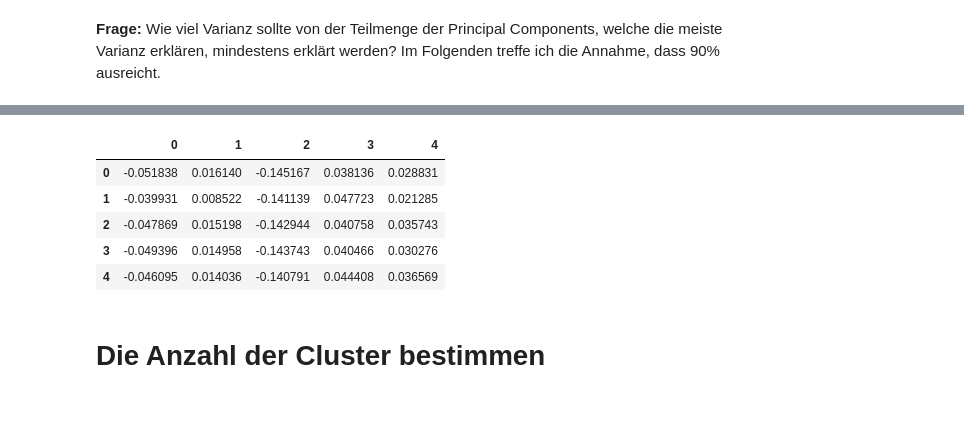
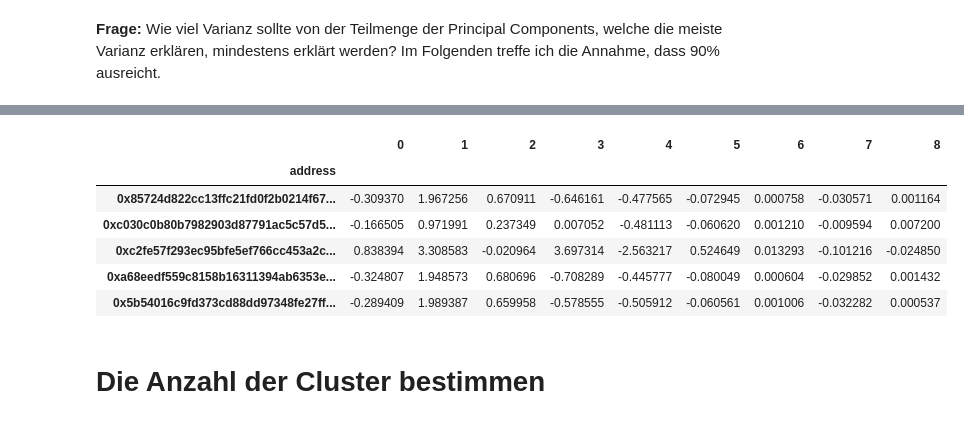
Before and after one commit to mgsgde/ethcluster, a Jupyter notebook: clusteranalysis.ipynb, the cells around one changed output, grey strips where cells are left out. Drawn from its saved outputs; the diff is of its cells as text; code cells hidden in the pictures.

```diff
--- a/clusteranalysis.ipynb
+++ b/clusteranalysis.ipynb
@@ -34,24 +67,5 @@ env: GOOGLE_APPLICATION_CREDENTIALS=./secrets/bigquery-service-account.json
 # %% [markdown]
 # Create feature table in bigquery
-# %%
-number_of_addresses = 10000
-
-# format: dd.mm.yyyy
-observation_period_start = "2020-01-01 00:00:00+00"
-observation_period_end = "2020-02-01 00:00:00+00"
-
-class ADDRESS_SELECTION(Enum):
-    RANDOM = 1 # selects random addresses, that have been active within the observation period.
-    RICHEST = 2 # selects the accounts that have the most ether # not yet implemented
-    HIGHEST_TURNOVER = 3 # selects the accounts that have the most ether received + sent
-
-address_selection = ADDRESS_SELECTION.HIGHEST_TURNOVER.value
-
-# max USD amount to spent for executing sql queries
-max_bigquery_costs_usd = 2
-
-# Delete existing tables
-reset = False
 # %%
 try:
     pm.execute_notebook(
@@ -99,7 +111,7 @@ if filename not in os.listdir("./data") or reset == True:
     print("Time to retrieve data from BigQuery: {} Minutes.".format(round(elapsed/60)))
 
     with open('{}/{}'.format(data_dir, filename), 'w') as json_file:
-        json.dump(feature_values.to_dict(), json_file, use_decimal=True, default=str)
+        json.dump(features.to_dict(), json_file, use_decimal=True, default=str)
 
 else:
 
@@ -114,7 +126,6 @@ else:
     elapsed = round(done - start);
 
     features = pd.DataFrame(file_content_json)
-    features = features.set_index("address")
 
     print("Time to retrieve data from local cache: {} Seconds.".format(elapsed))
 # %% [output]
@@ -150,7 +161,7 @@ features["stddev_sent_tx"] = features["stddev_sent_tx"].replace(to_replace=0.0,
 # Standardise feature values, so that all feature values have the same mean and stddev
 # %%
 scaler = StandardScaler(copy=True, with_mean=True, with_std=True);
-features_std = scaler.fit_transform(feature_values);
+features_std = scaler.fit_transform(features);
 features_std = pd.DataFrame(features_std, columns=features.columns, index=features.index);
 # %% [markdown]
 # Use Isolationforest to remove outliers
@@ -204,7 +211,7 @@ outliers_tmp.sort_values(by=["turnover"], ascending=False)
 # %%
 min_explained_variance = 0.9
 # %%
-pca = PCA().fit(feature_values_std)
+pca = PCA().fit(features_std)
 optimal_number_of_clusters = 0
 for i in np.cumsum(pca.explained_variance_ratio_):
     optimal_number_of_clusters = optimal_number_of_clusters + 1
@@ -231,16 +233,17 @@ Text(0.5, 1.0, 'PCA: Explained Variance')
 # %%
 pca = PCA(n_components=optimal_number_of_clusters);
-feature_values_std_pca = pca.fit_transform(feature_values_std);
-feature_values_std_pca = pd.DataFrame(feature_values_std_pca);
-feature_values_std_pca.index = feature_values.index
-feature_values_std_pca.head()
+features_std_pca = pca.fit_transform(features_std);
+features_std_pca = pd.DataFrame(features_std_pca);
+features_std_pca.index = features.index
+features_std_pca.head()
 # %% [output]
-|  | 0 | 1 | 2 | 3 | 4 |
-| 0 | -0.051838 | 0.016140 | -0.145167 | 0.038136 | 0.028831 |
-| 1 | -0.039931 | 0.008522 | -0.141139 | 0.047723 | 0.021285 |
-| 2 | -0.047869 | 0.015198 | -0.142944 | 0.040758 | 0.035743 |
-| 3 | -0.049396 | 0.014958 | -0.143743 | 0.040466 | 0.030276 |
-| 4 | -0.046095 | 0.014036 | -0.140791 | 0.044408 | 0.036569 |
+|  | 0 | 1 | 2 | 3 | 4 | 5 | 6 | 7 | 8 |
+| address |  |  |  |  |  |  |  |  |  |
+| 0x85724d822cc13ffc21fd0f2b0214f67... | -0.309370 | 1.967256 | 0.670911 | -0.646161 | -0.477565 | -0.072945 | 0.000758 | -0.030571 | 0.001164 |
+| 0xc030c0b80b7982903d87791ac5c57d5... | -0.166505 | 0.971991 | 0.237349 | 0.007052 | -0.481113 | -0.060620 | 0.001210 | -0.009594 | 0.007200 |
+| 0xc2fe57f293ec95bfe5ef766cc453a2c... | 0.838394 | 3.308583 | -0.020964 | 3.697314 | -2.563217 | 0.524649 | 0.013293 | -0.101216 | -0.024850 |
+| 0xa68eedf559c8158b16311394ab6353e... | -0.324807 | 1.948573 | 0.680696 | -0.708289 | -0.445777 | -0.080049 | 0.000604 | -0.029852 | 0.001432 |
+| 0x5b54016c9fd373cd88dd97348fe27ff... | -0.289409 | 1.989387 | 0.659958 | -0.578555 | -0.505912 | -0.060561 | 0.001006 | -0.032282 | 0.000537 |
 # %% [markdown]
 # Die Anzahl der Cluster bestimmen
 # %% [markdown]
```
Also changed, not shown: parts of 51 cells of this notebook.
